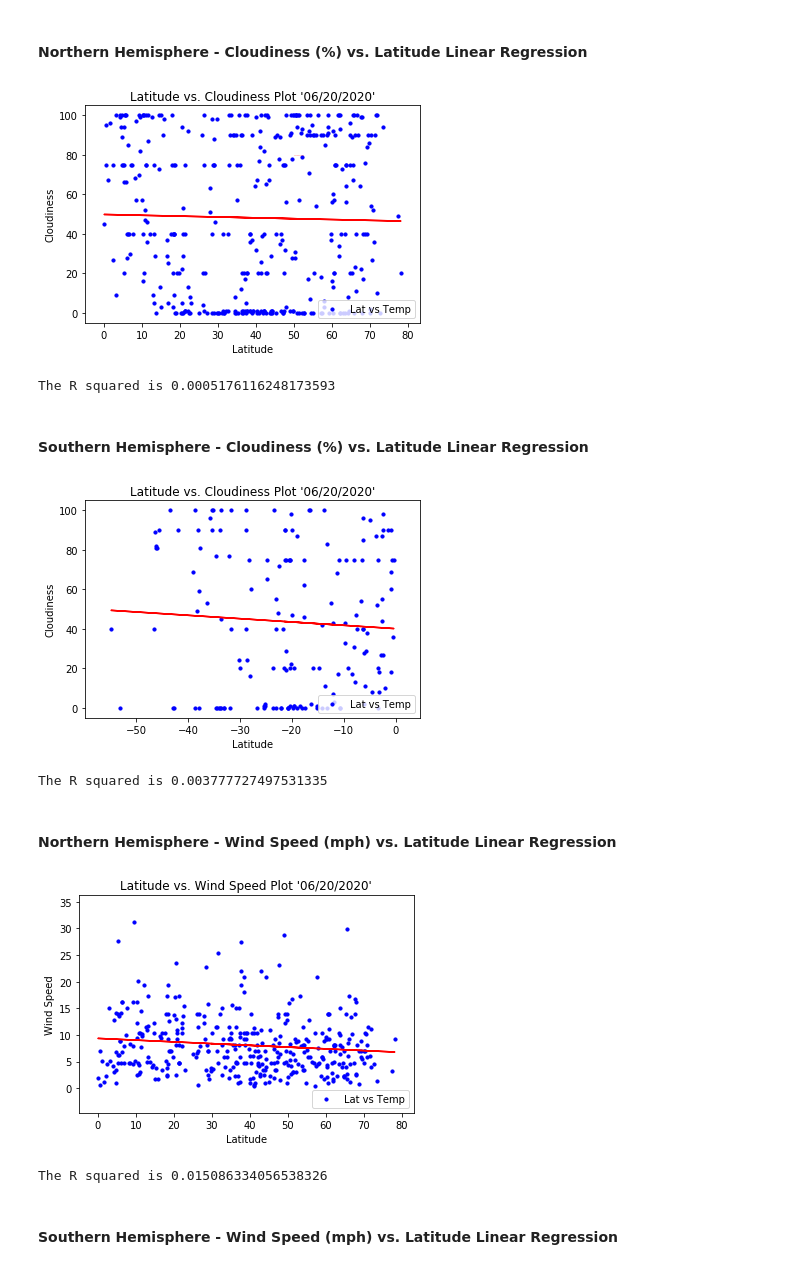
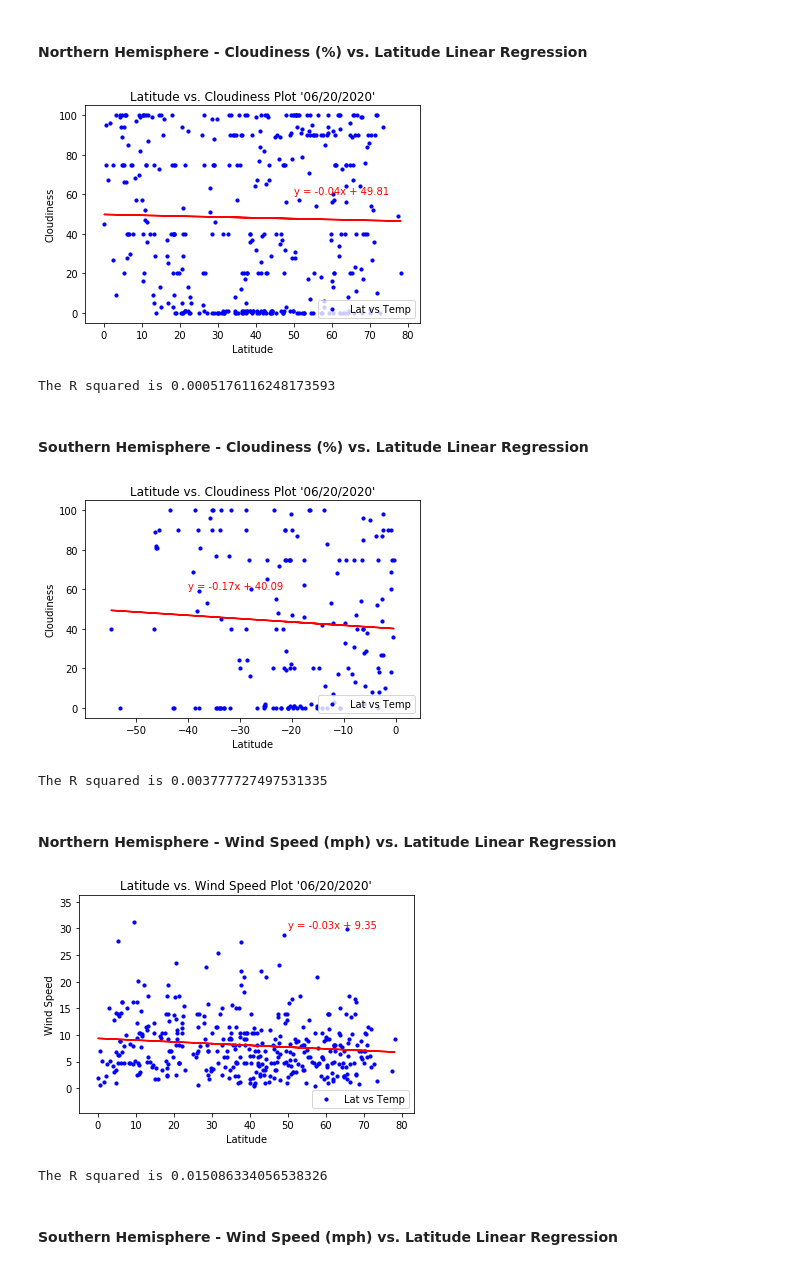
Before and after one commit to olivesun1213/APIhomework, a Jupyter notebook: Unit 06 - Python - APIs_Homework_Instructions_starter_code_WeatherPy.ipynb, the cells around one changed output. Saved outputs shown, nothing was run; the diff lists cells and outputs as text; code cells hidden in the pictures.

```diff
--- a/Unit 06 - Python - APIs_Homework_Instructions_starter_code_WeatherPy.ipynb
+++ b/Unit 06 - Python - APIs_Homework_Instructions_starter_code_WeatherPy.ipynb
@@ -401,7 +401,7 @@ plt.scatter(lattitude,cloudiness,marker="o",color="b",s=10,label="Lat vs Temp")
 plt.plot(lattitude,regress_values,"r-")
 #format
 plt.title("Latitude vs. Cloudiness Plot '06/20/2020'")
-plt.annotate(line_equation,(50,60),xytext=(50, 80),fontsize=1,color="red")
+plt.annotate(line_equation,(50,60),fontsize=10,color="red")
 plt.legend(loc="lower right")
 plt.xlabel("Latitude")
 plt.ylabel("Cloudiness")
@@ -412,34 +412,34 @@ plt.show()
 rsquared=rvalue**2
 print(f"The R squared is {rsquared}")
 # %% [output]
-[figure, old version]
+[figure, new version]
 The R squared is 0.0005176116248173593
 # %% [markdown]
 ####  Southern Hemisphere - Cloudiness (%) vs. Latitude Linear Regression
 # %%
 lattitude=Southern["Lat"]
 cloudiness=Southern["Cloudiness"]
 #regresstion
 (slope, intercept, rvalue, pvalue, stderr) = linregress(lattitude, cloudiness)
 regress_values = lattitude * slope + intercept
 line_equation = "y = " + str(round(slope,2)) + "x + " + str(round(intercept,2))
 #plot
 plt.scatter(lattitude,cloudiness,marker="o",color="b",s=10,label="Lat vs Temp")
 plt.plot(lattitude,regress_values,"r-")
 #format
 plt.title("Latitude vs. Cloudiness Plot '06/20/2020'")
-plt.annotate(line_equation,(50,60),xytext=(50, 80),fontsize=1,color="red")
+plt.annotate(line_equation,(-40,60),fontsize=10,color="red")
 plt.legend(loc="lower right")
 plt.xlabel("Latitude")
 plt.ylabel("Cloudiness")
 plt.xlim(min(lattitude)-5, max(lattitude)+5)
 plt.ylim(min(cloudiness)-5,max(cloudiness)+5)
 plt.savefig("Output_PNG/Souththern_Latitude_vs._Cloudiness_Plot.PNG")
 plt.show()
 rsquared=rvalue**2
 print(f"The R squared is {rsquared}")
 # %% [output]
-[figure, old version]
+[figure, new version]
 The R squared is 0.003777727497531335
 # %% [markdown]
 ####  Northern Hemisphere - Wind Speed (mph) vs. Latitude Linear Regression
@@ -455,7 +455,7 @@ plt.scatter(lattitude,wind_speed,marker="o",color="b",s=10,label="Lat vs Temp")
 plt.plot(lattitude,regress_values,"r-")
 #format
 plt.title("Latitude vs. Wind Speed Plot '06/20/2020'")
-plt.annotate(line_equation,(50,60),xytext=(50, 30),fontsize=1,color="red")
+plt.annotate(line_equation,(50,30),fontsize=10,color="red")
 plt.legend(loc="lower right")
 plt.xlabel("Latitude")
 plt.ylabel("Wind Speed")
@@ -466,7 +466,7 @@ plt.show()
 rsquared=rvalue**2
 print(f"The R squared is {rsquared}")
 # %% [output]
-[figure, old version]
+[figure, new version]
 The R squared is 0.015086334056538326
 # %% [markdown]
 ####  Southern Hemisphere - Wind Speed (mph) vs. Latitude Linear Regression
```
Also changed, not shown: parts of 5 cells of this notebook, 8 other files.
